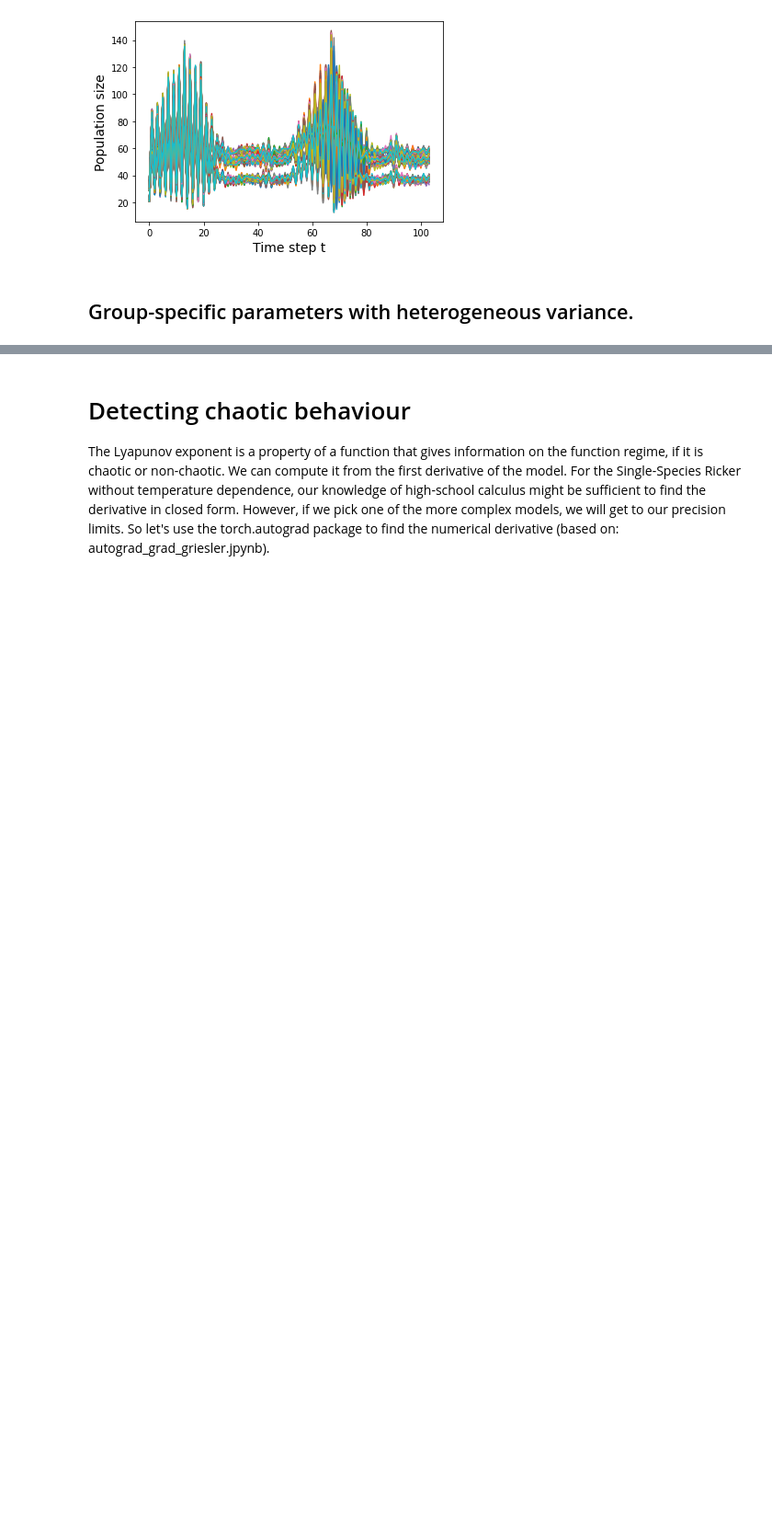
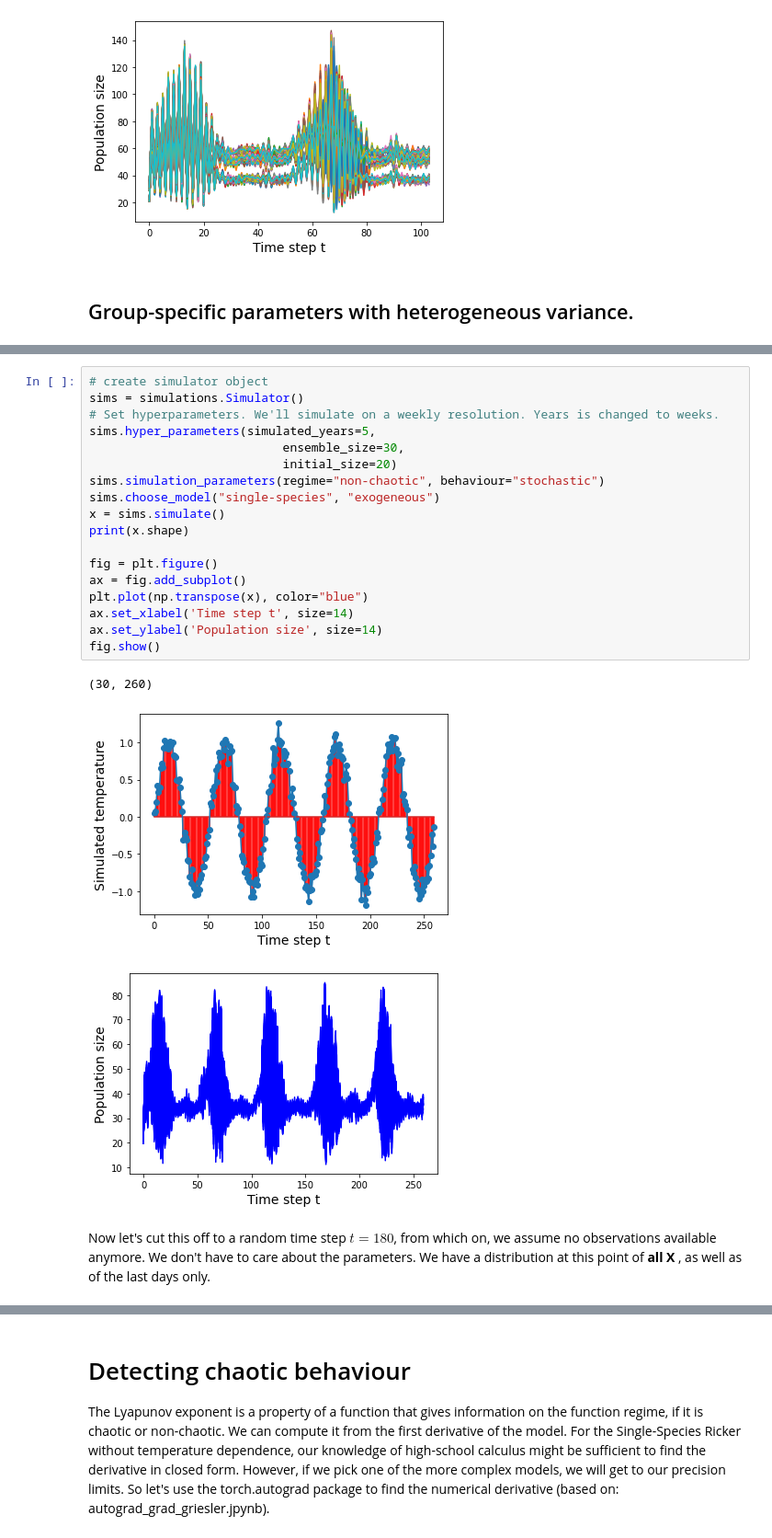
Before and after one commit to MWesselkamp/Ricker, a Jupyter notebook: Population_dynamics.ipynb, the cells around one changed output, grey strips where cells are left out. Shown: that part at 92% size. Cells and saved outputs as stored; diff of their text form; blank space fills up the shorter version.

```diff
--- a/Population_dynamics.ipynb
+++ b/Population_dynamics.ipynb
@@ -126,0 +129,25 @@ As such, this section will be dedicated to data splitting for both use cases.
+# %%
+# create simulator object
+sims = simulations.Simulator()
+# Set hyperparameters. We'll simulate on a weekly resolution. Years is changed to weeks.
+sims.hyper_parameters(simulated_years=5,
+                           ensemble_size=30,
+                           initial_size=20)
+sims.simulation_parameters(regime="non-chaotic", behaviour="stochastic")
+sims.choose_model("single-species", "exogeneous")
+x = sims.simulate()
+print(x.shape)
+
+fig = plt.figure()
+ax = fig.add_subplot()
+plt.plot(np.transpose(x), color="blue")
+ax.set_xlabel('Time step t', size=14)
+ax.set_ylabel('Population size', size=14)
+fig.show()
+# %% [output]
+(30, 260)
+[figure, added]
+[figure, added]
+# %% [markdown]
+Now let's cut this off to a random time step $t=180$, from which on, we assume no observations available anymore.
+We don't have to care about the parameters. We have a distribution at this point of **all X** , as well as of the last days only.
```
Also changed, not shown: parts of 9 cells of this notebook.
